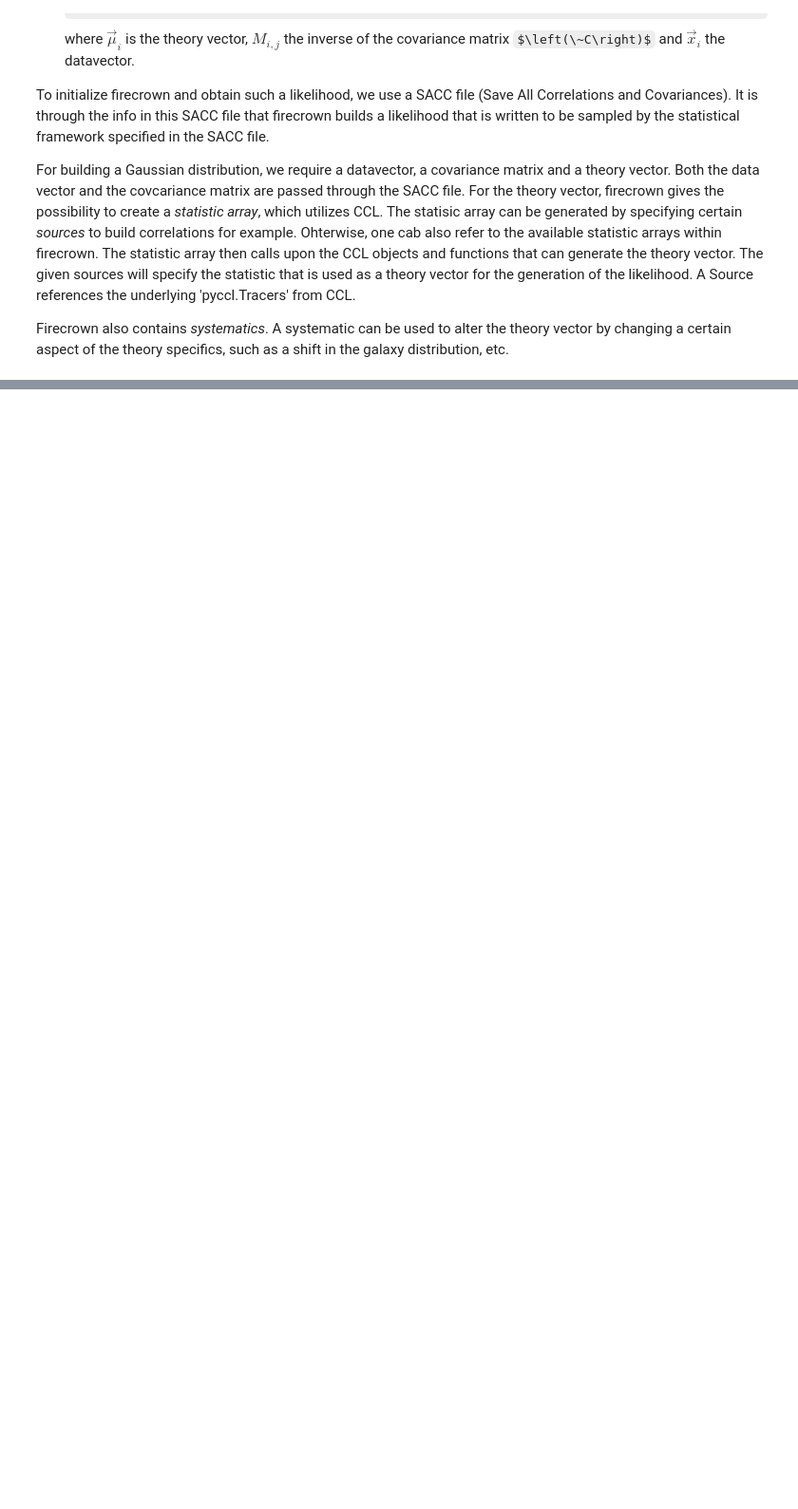
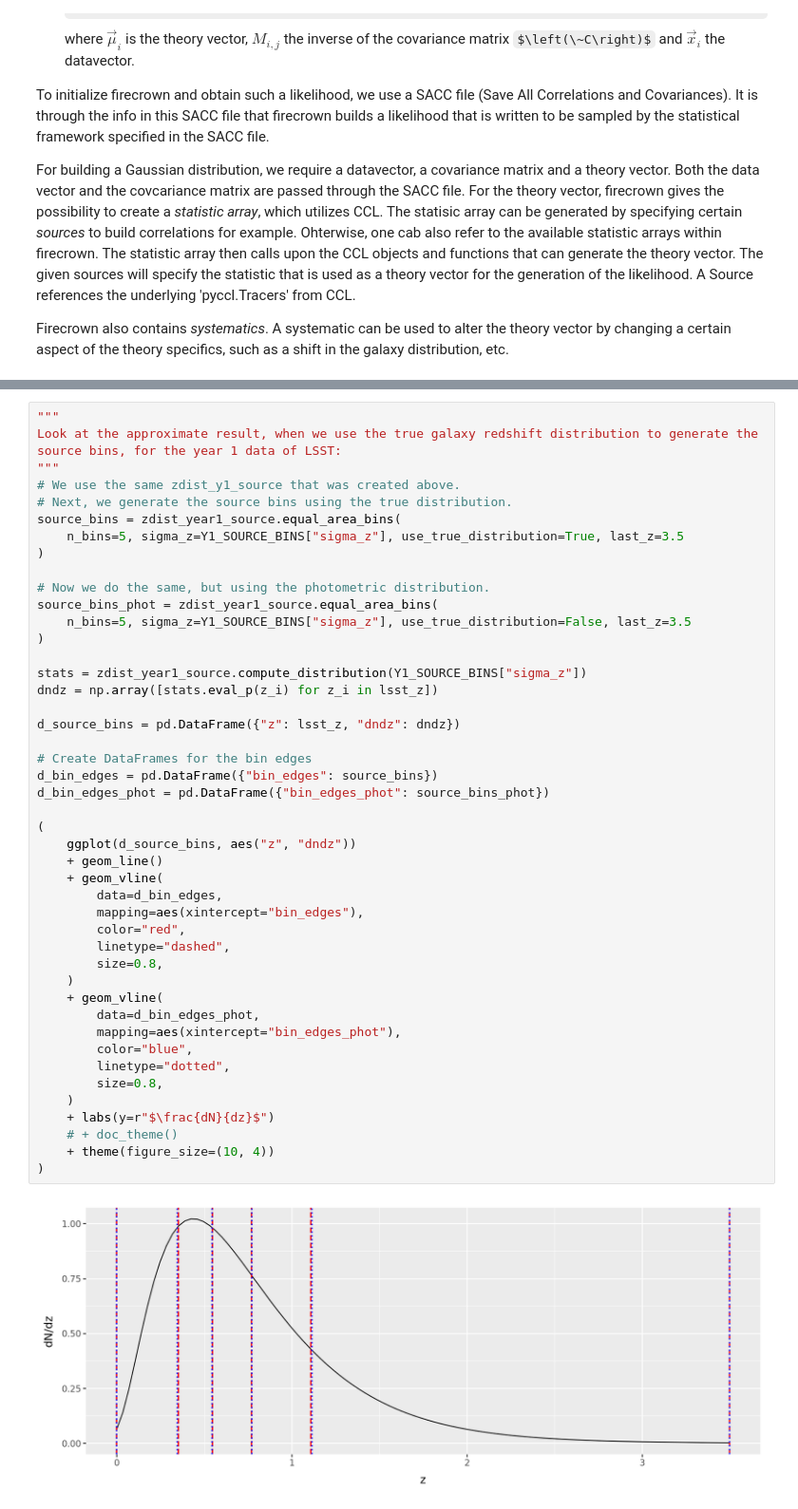
Before and after one commit to XanderHenrik/Masters-Project, a Jupyter notebook: notebooks/building_likelihoods.ipynb, the cells around one changed output, grey strips where cells are left out. Shown at 95% size. Drawn from its saved outputs; the diff is of its cells as text; some formulas as TeX source; blank space fills up the shorter version.

```diff
--- a/notebooks/building_likelihoods.ipynb
+++ b/notebooks/building_likelihoods.ipynb
@@ -50,0 +466,47 @@ The two-point framework is built up from "bin discriptors". These describe (a se
+# %%
+"""
+Look at the approximate result, when we use the true galaxy redshift distribution to generate the source bins, for the year 1 data of LSST:
+"""
+# We use the same zdist_y1_source that was created above.
+# Next, we generate the source bins using the true distribution.
+source_bins = zdist_year1_source.equal_area_bins(
+    n_bins=5, sigma_z=Y1_SOURCE_BINS["sigma_z"], use_true_distribution=True, last_z=3.5
+)
+
+# Now we do the same, but using the photometric distribution.
+source_bins_phot = zdist_year1_source.equal_area_bins(
+    n_bins=5, sigma_z=Y1_SOURCE_BINS["sigma_z"], use_true_distribution=False, last_z=3.5
+)
+
+stats = zdist_year1_source.compute_distribution(Y1_SOURCE_BINS["sigma_z"])
+dndz = np.array([stats.eval_p(z_i) for z_i in lsst_z])
+
+d_source_bins = pd.DataFrame({"z": lsst_z, "dndz": dndz})
+
+# Create DataFrames for the bin edges
+d_bin_edges = pd.DataFrame({"bin_edges": source_bins})
+d_bin_edges_phot = pd.DataFrame({"bin_edges_phot": source_bins_phot})
+
+(
+    ggplot(d_source_bins, aes("z", "dndz"))
+    + geom_line()
+    + geom_vline(
+        data=d_bin_edges,
+        mapping=aes(xintercept="bin_edges"),
+        color="red",
+        linetype="dashed",
+        size=0.8,
+    )
+    + geom_vline(
+        data=d_bin_edges_phot,
+        mapping=aes(xintercept="bin_edges_phot"),
+        color="blue",
+        linetype="dotted",
+        size=0.8,
+    )
+    + labs(y=r"$\frac{dN}{dz}$")
+    # + doc_theme()
+    + theme(figure_size=(10, 4))
+)
+# %% [output]
+[figure, added]
```
Also changed, not shown: parts of 18 cells of this notebook, 2 other files.
